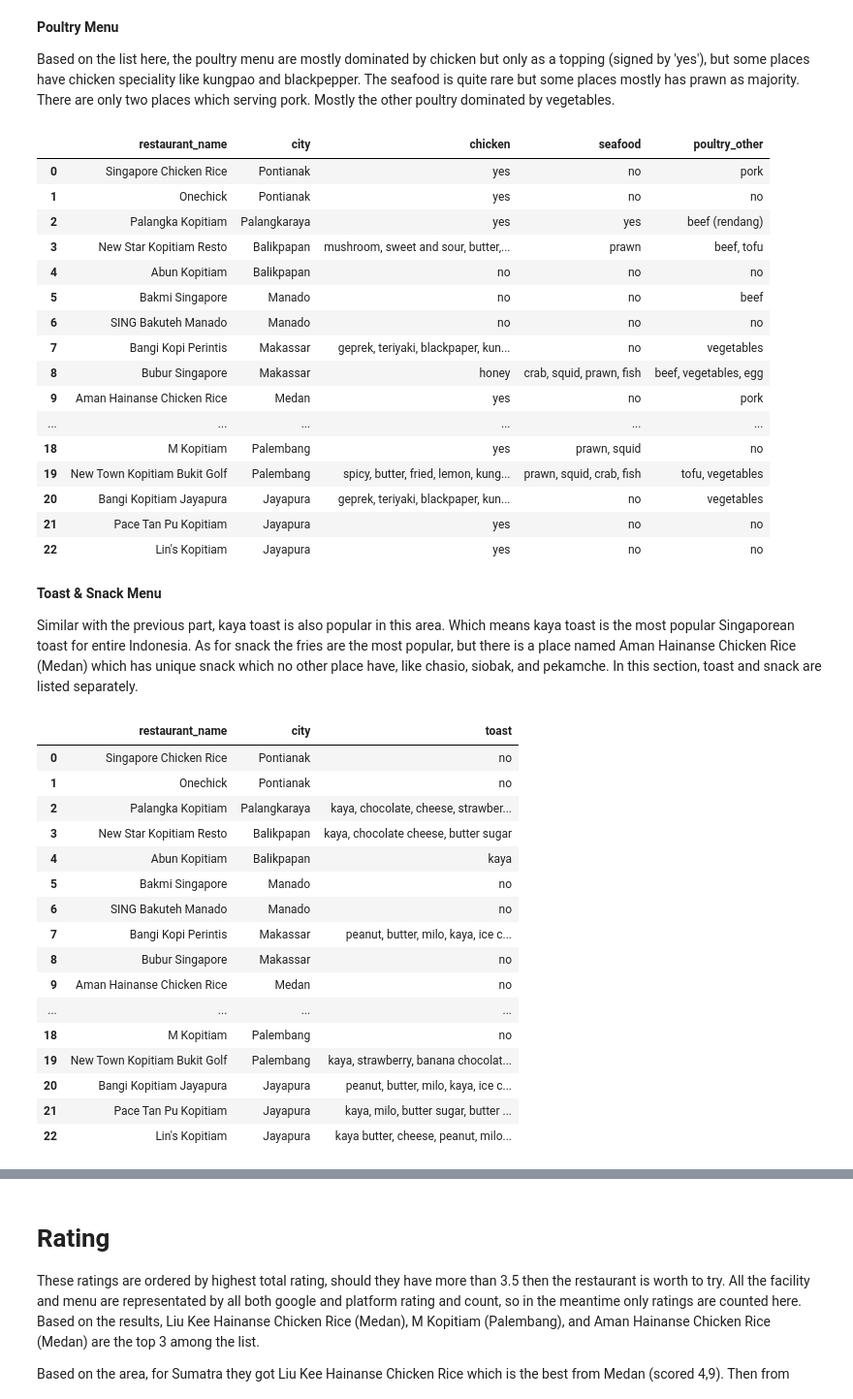
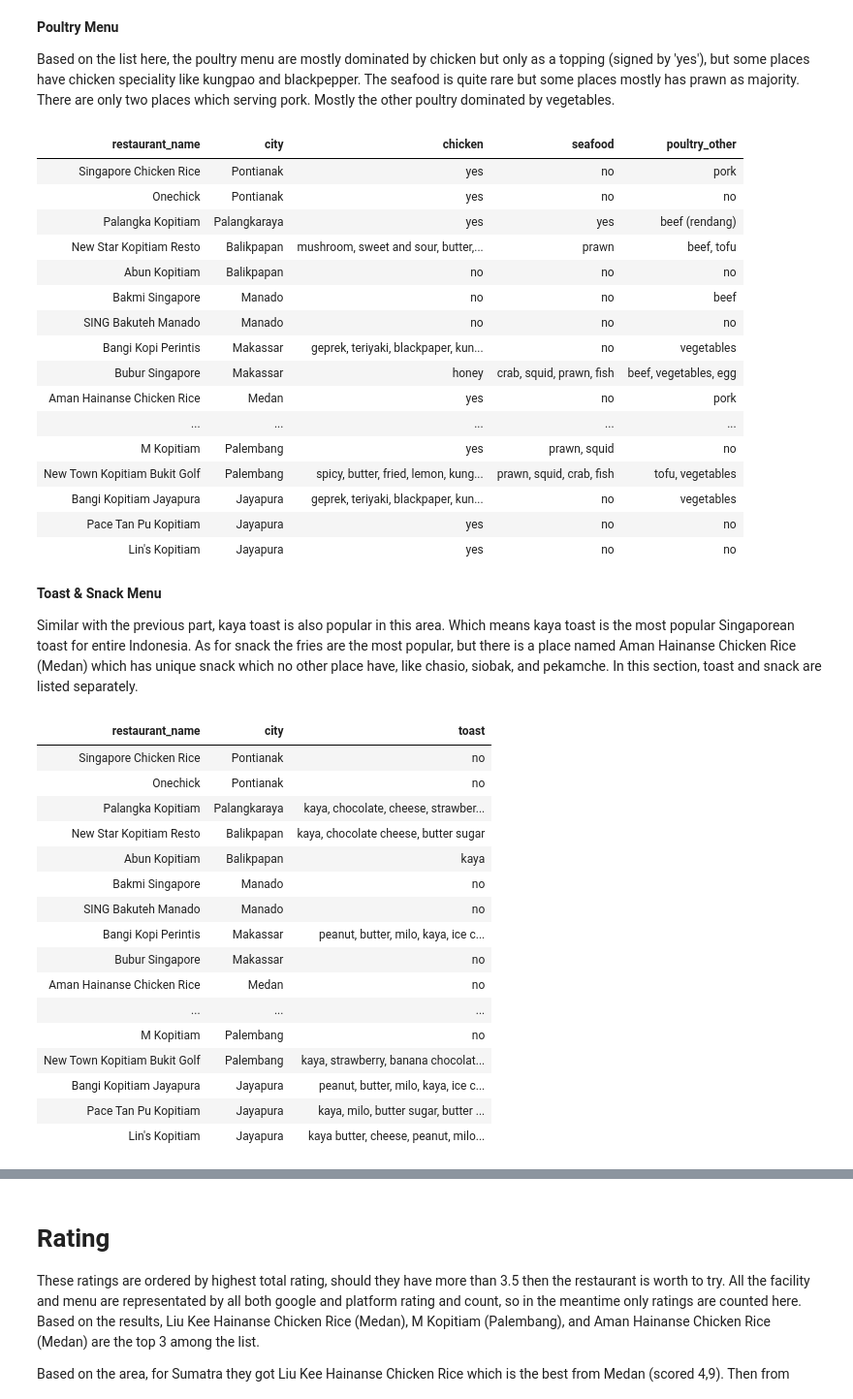
Before and after one commit to miradelimanr/Burger-Jakarta, a Jupyter notebook: singapore-food-in-indonesia-iii-sql-version.ipynb, the cells around one changed output, grey strips where cells are left out. Shown at 97% size. Saved outputs shown, nothing was run; the diff lists cells and outputs as text; code cells hidden in the pictures.

```diff
--- a/singapore-food-in-indonesia-iii-sql-version.ipynb
+++ b/singapore-food-in-indonesia-iii-sql-version.ipynb
@@ -15,7 +15,8 @@ from pandasql import sqldf
 import pandas as pd
 singapore = pd.read_csv("../input/singapore-food/singapore_id.csv", sep = ";")
 # %%
-singapore = sqldf("""SELECT no, restaurant_name, region, city, unique_menu, price, ltrim(google_rating) as google_rating, ltrim(platform_rating) as platform_rating
+singapore = sqldf("""SELECT no, restaurant_name, region, city, unique_menu, price,
+ltrim(google_rating) as google_rating, ltrim(platform_rating) as platform_rating
 FROM singapore
 WHERE region LIKE '%Sumatra' OR region LIKE '%Kalimantan' OR region LIKE '%Sulawesi' OR region LIKE '%Papua'""")
 singapore.style.hide_index()
@@ -77,26 +76,26 @@ Based on the list here, the poultry menu are mostly dominated by chicken but onl
 # %%
 singapore  = sqldf("""SELECT restaurant_name, city, chicken, seafood, poultry_other
 FROM singapore
 WHERE region LIKE '%Sumatra' OR region LIKE '%Kalimantan' OR region LIKE '%Sulawesi' OR region LIKE '%Papua'""")
-singapore
+singapore.style.hide_index()
 # %% [output]
-|  | restaurant_name | city | chicken | seafood | poultry_other |
-| 0 | Singapore Chicken Rice | Pontianak | yes | no | pork |
-| 1 | Onechick | Pontianak | yes | no | no |
-| 2 | Palangka Kopitiam | Palangkaraya | yes | yes | beef (rendang) |
-| 3 | New Star Kopitiam Resto | Balikpapan | mushroom, sweet and sour, butter,... | prawn | beef, tofu |
-| 4 | Abun Kopitiam | Balikpapan | no | no | no |
-| 5 | Bakmi Singapore | Manado | no | no | beef |
-| 6 | SING Bakuteh Manado | Manado | no | no | no |
-| 7 | Bangi Kopi Perintis | Makassar | geprek, teriyaki, blackpaper, kun... | no | vegetables |
-| 8 | Bubur Singapore | Makassar | honey | crab, squid, prawn, fish | beef, vegetables, egg |
-| 9 | Aman Hainanse Chicken Rice | Medan | yes | no | pork |
-| ... | ... | ... | ... | ... | ... |
-| 18 | M Kopitiam | Palembang | yes | prawn, squid | no |
-| 19 | New Town Kopitiam Bukit Golf | Palembang | spicy, butter, fried, lemon, kung... | prawn, squid, crab, fish | tofu, vegetables |
-| 20 | Bangi Kopitiam Jayapura | Jayapura | geprek, teriyaki, blackpaper, kun... | no | vegetables |
-| 21 | Pace Tan Pu Kopitiam | Jayapura | yes | no | no |
-| 22 | Lin's Kopitiam | Jayapura | yes | no | no |
+| restaurant_name | city | chicken | seafood | poultry_other |
+| Singapore Chicken Rice | Pontianak | yes | no | pork |
+| Onechick | Pontianak | yes | no | no |
+| Palangka Kopitiam | Palangkaraya | yes | yes | beef (rendang) |
+| New Star Kopitiam Resto | Balikpapan | mushroom, sweet and sour, butter,... | prawn | beef, tofu |
+| Abun Kopitiam | Balikpapan | no | no | no |
+| Bakmi Singapore | Manado | no | no | beef |
+| SING Bakuteh Manado | Manado | no | no | no |
+| Bangi Kopi Perintis | Makassar | geprek, teriyaki, blackpaper, kun... | no | vegetables |
+| Bubur Singapore | Makassar | honey | crab, squid, prawn, fish | beef, vegetables, egg |
+| Aman Hainanse Chicken Rice | Medan | yes | no | pork |
+| ... | ... | ... | ... | ... |
+| M Kopitiam | Palembang | yes | prawn, squid | no |
+| New Town Kopitiam Bukit Golf | Palembang | spicy, butter, fried, lemon, kung... | prawn, squid, crab, fish | tofu, vegetables |
+| Bangi Kopitiam Jayapura | Jayapura | geprek, teriyaki, blackpaper, kun... | no | vegetables |
+| Pace Tan Pu Kopitiam | Jayapura | yes | no | no |
+| Lin's Kopitiam | Jayapura | yes | no | no |
 # %% [markdown]
 **Toast & Snack Menu**
 
@@ -105,25 +104,25 @@ Similar with the previous part, kaya toast is also popular in this area. Which m
 singapore  = sqldf("""SELECT restaurant_name, city, toast
 FROM singapore
 WHERE region LIKE '%Sumatra' OR region LIKE '%Kalimantan' OR region LIKE '%Sulawesi' OR region LIKE '%Papua'""")
-singapore
+singapore.style.hide_index()
 # %% [output]
-|  | restaurant_name | city | toast |
-| 0 | Singapore Chicken Rice | Pontianak | no |
-| 1 | Onechick | Pontianak | no |
-| 2 | Palangka Kopitiam | Palangkaraya | kaya, chocolate, cheese, strawber... |
-| 3 | New Star Kopitiam Resto | Balikpapan | kaya, chocolate cheese, butter sugar |
-| 4 | Abun Kopitiam | Balikpapan | kaya |
-| 5 | Bakmi Singapore | Manado | no |
-| 6 | SING Bakuteh Manado | Manado | no |
-| 7 | Bangi Kopi Perintis | Makassar | peanut, butter, milo, kaya, ice c... |
-| 8 | Bubur Singapore | Makassar | no |
-| 9 | Aman Hainanse Chicken Rice | Medan | no |
-| ... | ... | ... | ... |
-| 18 | M Kopitiam | Palembang | no |
-| 19 | New Town Kopitiam Bukit Golf | Palembang | kaya, strawberry, banana chocolat... |
-| 20 | Bangi Kopitiam Jayapura | Jayapura | peanut, butter, milo, kaya, ice c... |
-| 21 | Pace Tan Pu Kopitiam | Jayapura | kaya, milo, butter sugar, butter ... |
-| 22 | Lin's Kopitiam | Jayapura | kaya butter, cheese, peanut, milo... |
+| restaurant_name | city | toast |
+| Singapore Chicken Rice | Pontianak | no |
+| Onechick | Pontianak | no |
+| Palangka Kopitiam | Palangkaraya | kaya, chocolate, cheese, strawber... |
+| New Star Kopitiam Resto | Balikpapan | kaya, chocolate cheese, butter sugar |
+| Abun Kopitiam | Balikpapan | kaya |
+| Bakmi Singapore | Manado | no |
+| SING Bakuteh Manado | Manado | no |
+| Bangi Kopi Perintis | Makassar | peanut, butter, milo, kaya, ice c... |
+| Bubur Singapore | Makassar | no |
+| Aman Hainanse Chicken Rice | Medan | no |
+| ... | ... | ... |
+| M Kopitiam | Palembang | no |
+| New Town Kopitiam Bukit Golf | Palembang | kaya, strawberry, banana chocolat... |
+| Bangi Kopitiam Jayapura | Jayapura | peanut, butter, milo, kaya, ice c... |
+| Pace Tan Pu Kopitiam | Jayapura | kaya, milo, butter sugar, butter ... |
+| Lin's Kopitiam | Jayapura | kaya butter, cheese, peanut, milo... |
 # %%
 singapore  = sqldf("""SELECT restaurant_name, city, snack_dish
 FROM singapore
```
Also changed, not shown: parts of 6 cells of this notebook.
